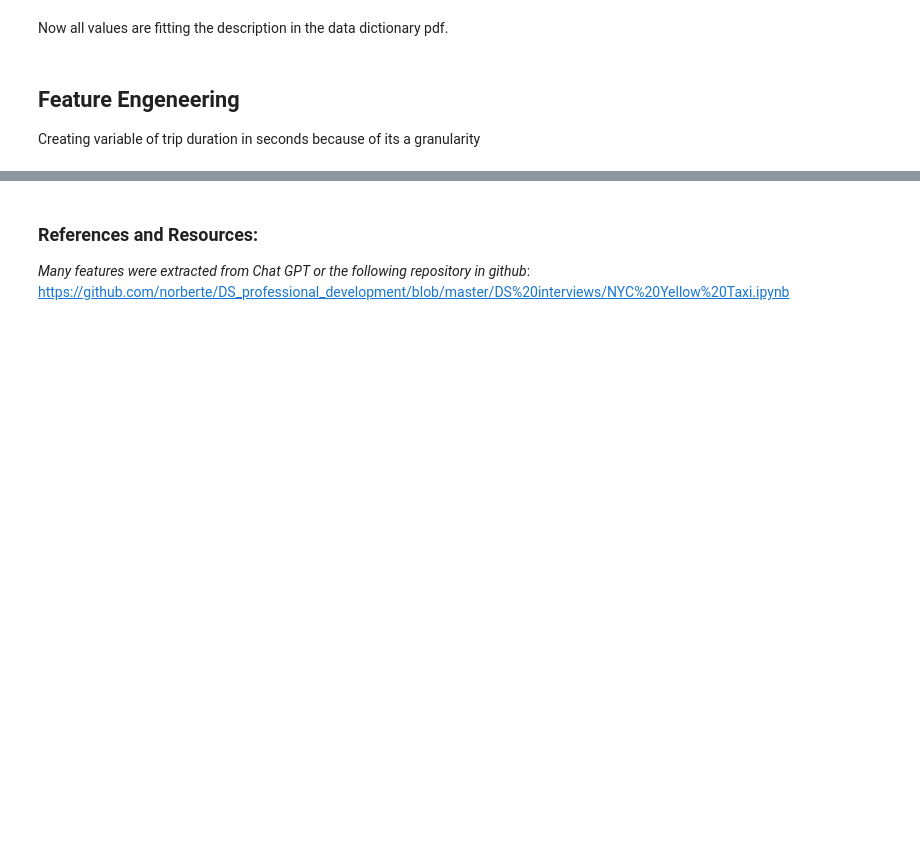
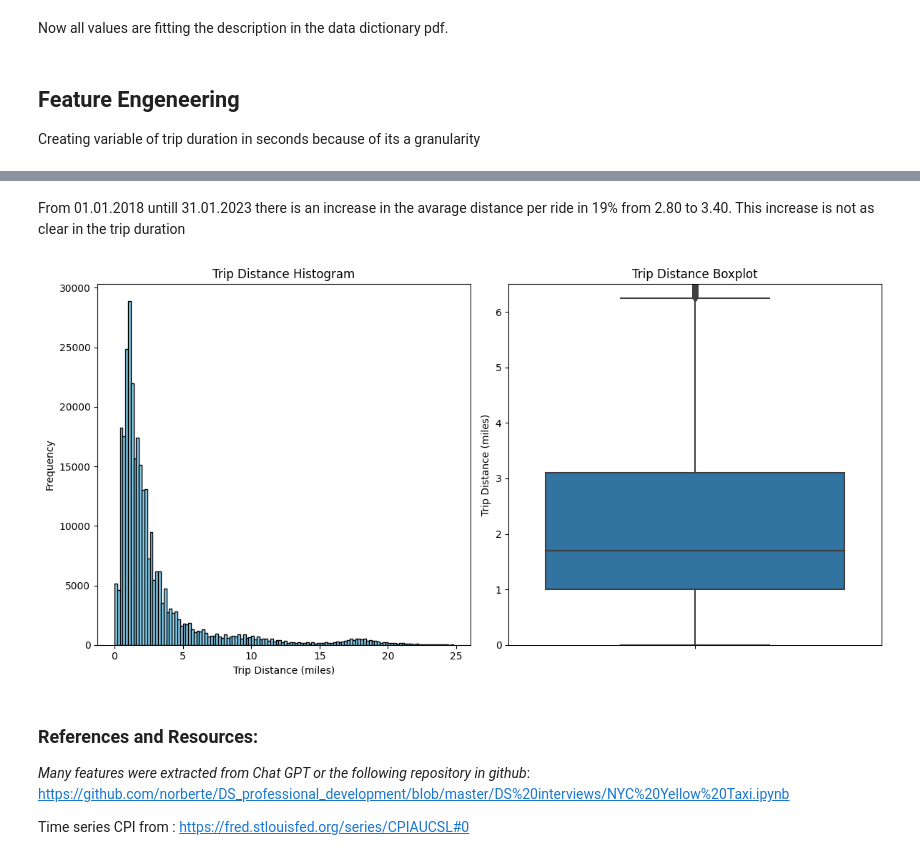
Before and after one commit to BenjaminDupre/taxi_data_task, a Jupyter notebook: taxi_data.ipynb, the cells around one changed output, grey strips where cells are left out. Drawn from its saved outputs; the diff is of its cells as text; code cells hidden in the pictures; blank space fills up the shorter version.

```diff
--- a/taxi_data.ipynb
+++ b/taxi_data.ipynb
@@ -216,4 +306,41 @@ plt.show()
+# %% [markdown]
+From 01.01.2018 untill 31.01.2023 there is an increase in the avarage distance per ride in 19% from 2.80 to 3.40. This increase is not as clear in the trip duration
+# %%
+import matplotlib.pyplot as plt
+import seaborn as sns
+
+# Assuming you have a DataFrame df_ny with a "trip_distance" column
+trip_distance = df_ny["trip_distance"]
+
+# Create a figure with two subplots: one for the histogram and one for the boxplot
+fig, (ax1, ax2) = plt.subplots(1, 2, figsize=(12, 6))
+
+# Create a histogram
+ax1.hist(trip_distance, bins=np.arange(0, 25, 0.2), color='skyblue', edgecolor='black')
+
+# Set labels and title for the histogram
+ax1.set_xlabel('Trip Distance (miles)')
+ax1.set_ylabel('Frequency')
+ax1.set_title('Trip Distance Histogram')
+
+# Create a boxplot
+sns.boxplot(y=trip_distance, ax=ax2)
+ax2.set_ylim(0, 6.5)
+# Set labels and title for the boxplot
+ax2.set_ylabel('Trip Distance (miles)')
+ax2.set_title('Trip Distance Boxplot')
+
+# Adjust spacing between subplots
+plt.tight_layout()
+
+# Show the plots
+plt.show()
+# %% [output]
+[figure, added]
 # %% [markdown]
 ### References and Resources:
 *Many features were extracted from Chat GPT or the following repository in github*:
 https://github.com/norberte/DS_professional_development/blob/master/DS%20interviews/NYC%20Yellow%20Taxi.ipynb
+
+Time series CPI from :
+https://fred.stlouisfed.org/series/CPIAUCSL#0
```
Also changed, not shown: parts of 20 cells of this notebook, 1 other file.
